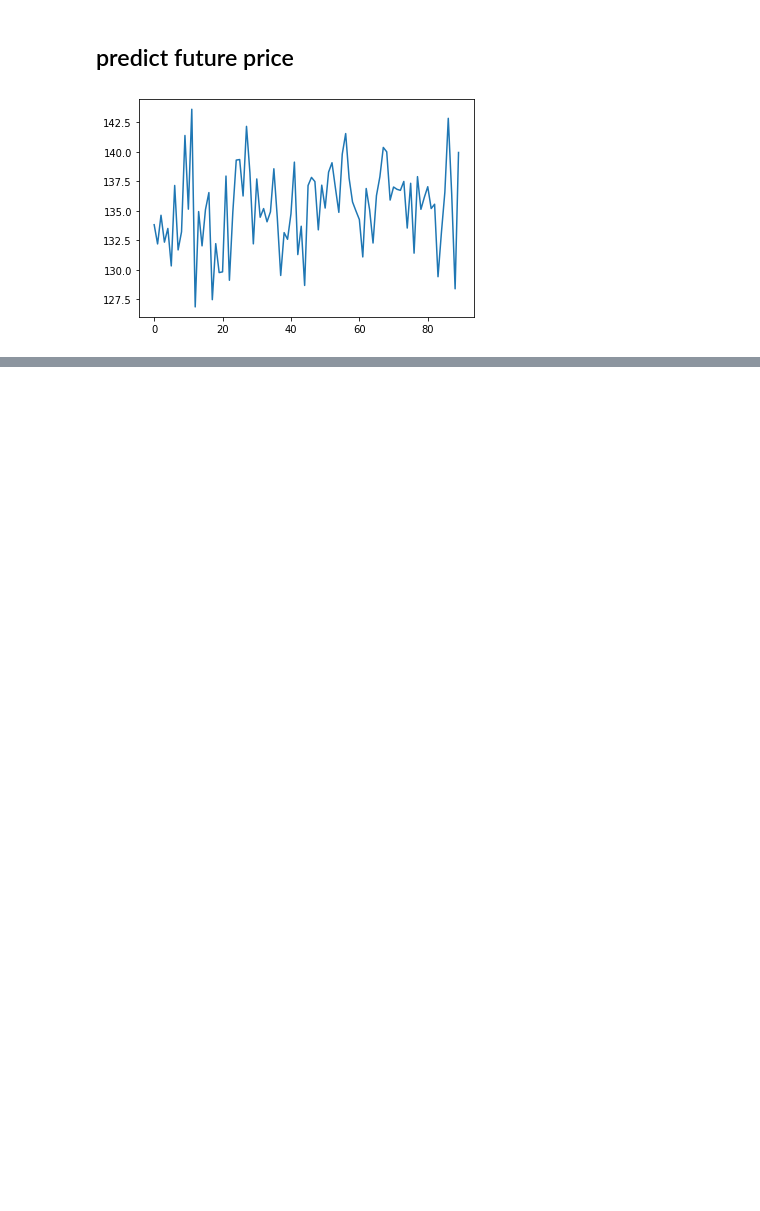
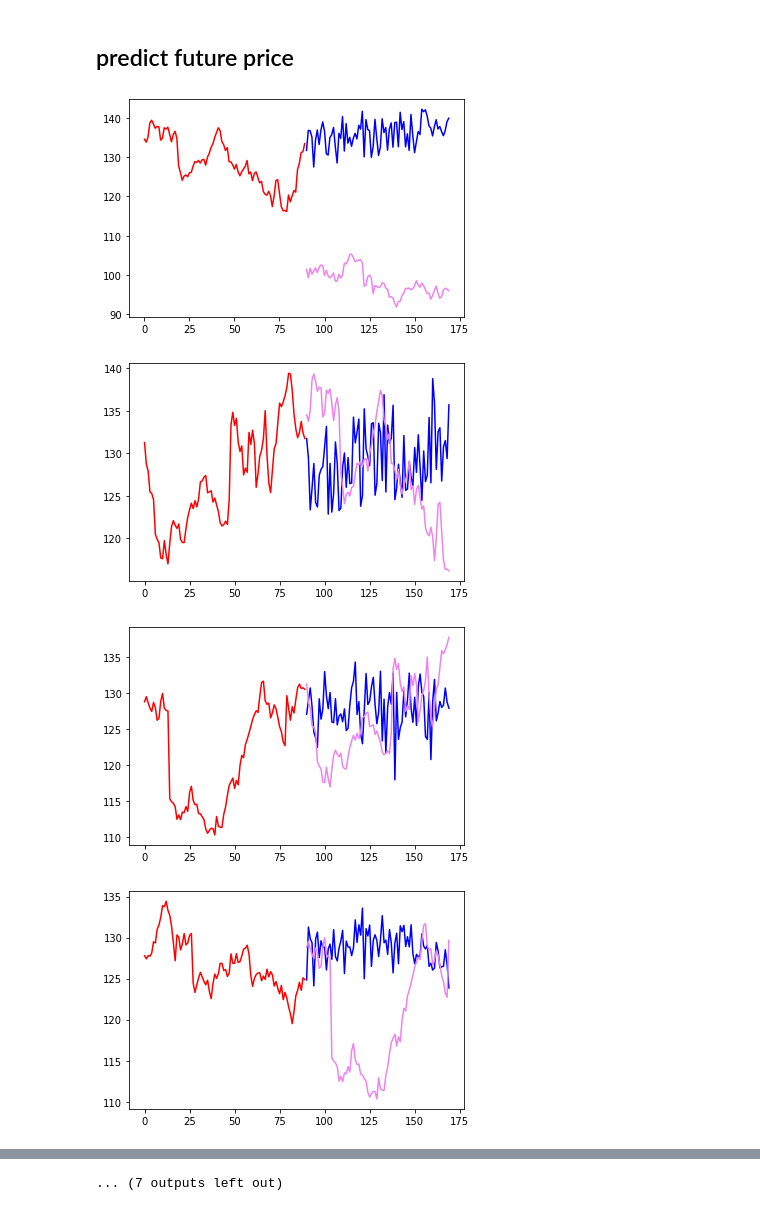
Before and after one commit to delibae/AI_study, a Jupyter notebook: LTSF_DLinear.ipynb, the cells around one changed output, grey strips where cells are left out. Saved outputs shown, nothing was run; the diff lists cells and outputs as text; code cells hidden in the pictures; blank space fills up the shorter version.

```diff
--- a/LTSF_DLinear.ipynb
+++ b/LTSF_DLinear.ipynb
@@ -886,8 +904,35 @@ valid loss: 100.84091186523438
 # %% [markdown]
 ## predict future price
-# %%
-future_90 = main_model(y_p[-1,:,:].view(1,90,1))
-plt.plot(future_90.view(-1).detach().numpy())
-plt.show()
-# %% [output]
-[figure, removed]
+# %%
+step = -19
+for step in range(1,20):
+  step = -step
+  future_90 = main_model(y_p[step,:,:].view(1,90,1))
+  # plt.plot(future_90.view(-1).detach().numpy())
+  # plt.show()
+
+  p_l = y_p[step,:,:].view(-1).detach().numpy().tolist()
+  p_x = []
+  for i in range(len(p_l)):
+    p_x.append(i)
+  f_l = future_90.view(-1).detach().numpy().tolist()
+
+  f_x = []
+  for i in range(len(f_l)):
+    f_x.append(i+len(p_l))
+
+  r_l = y_p[step+1,:,:].view(-1).detach().numpy().tolist()
+  r_x = []
+  for i in range(len(r_l)):
+    r_x.append(i+len(p_l))
+
+  end = 80
+  plt.plot(np.array(p_x), np.array(p_l), c='red')
+  plt.plot(np.array(f_x[:end]), np.array(f_l[:end]), c='blue')
+  plt.plot(np.array(r_x[:end]), np.array(r_l[:end]), c='violet')
+  plt.show()
+# %% [output]
+[figure, added]
+[figure, added]
+[figure, added]
+[figure, added]
@@ -893,0 +947 @@ plt.show()
+... (7 outputs left out)
```
Also changed, not shown: parts of 6 cells of this notebook.
